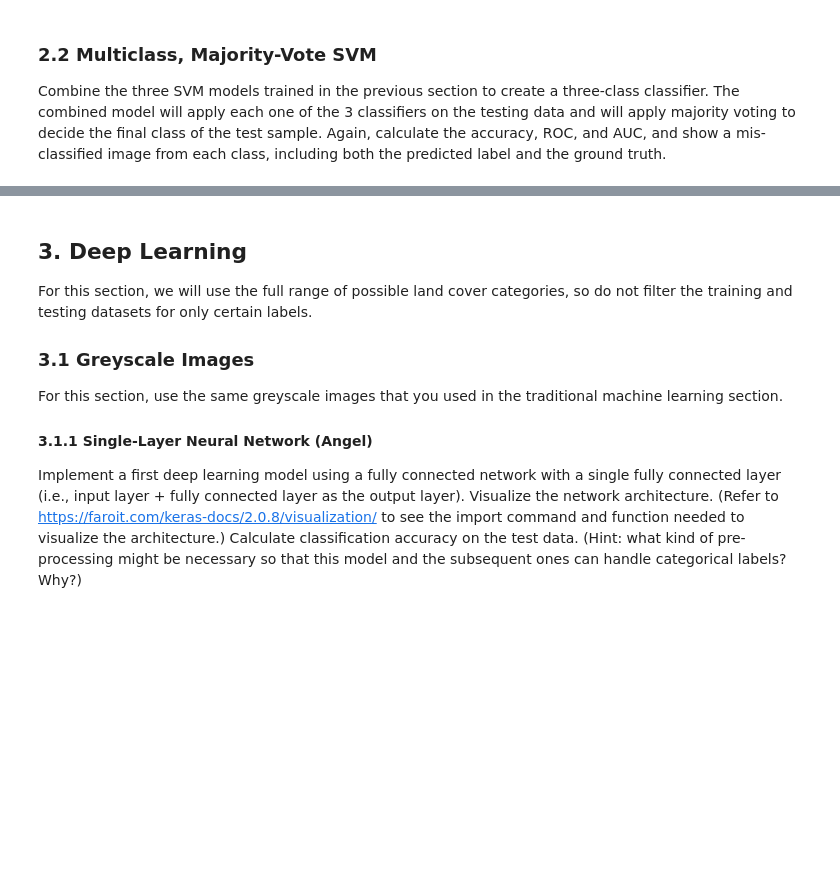
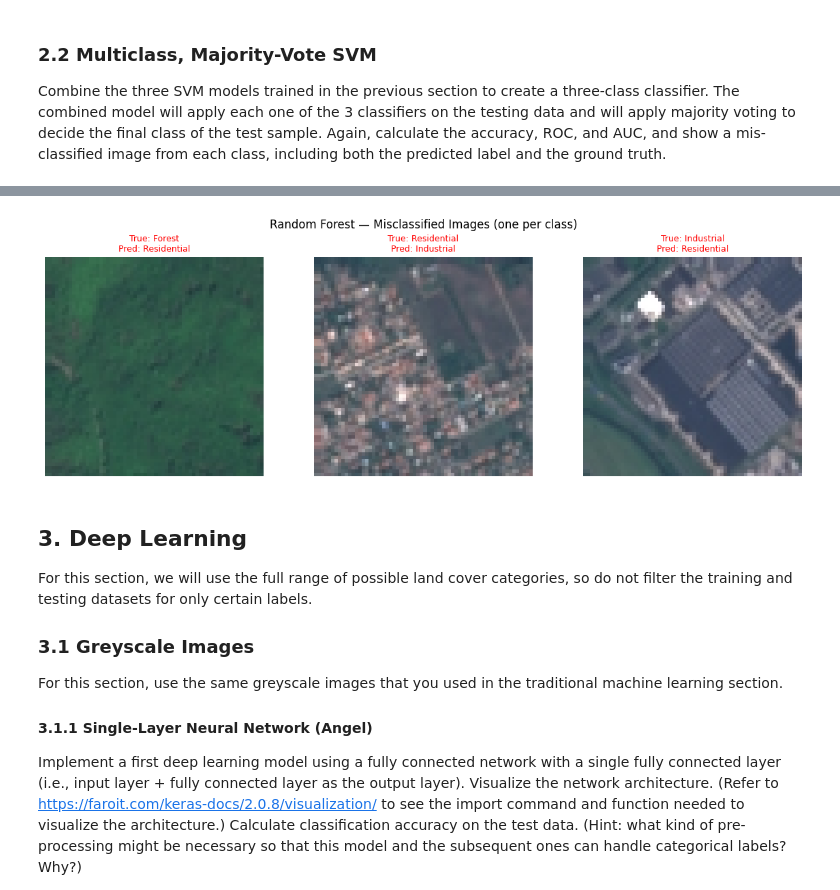
Before and after one commit to kakumanus/musa-650-spring2026, a Jupyter notebook: assignments/eurosat.ipynb, the cells around one changed output, grey strips where cells are left out. Drawn from its saved outputs; the diff is of its cells as text; code cells hidden in the pictures; blank space fills up the shorter version.

```diff
--- a/assignments/eurosat.ipynb
+++ b/assignments/eurosat.ipynb
@@ -548,3 +592,31 @@ Combine the three SVM models trained in the previous section to create a three-c
+# %%
+# Misclassified image from each class
+fig, axes = plt.subplots(1, 3, figsize=(12, 4))
+
+for ax, class_name in zip(axes, target_classes):
+    label = label_map[class_name]
+    class_mask = y_test_sub == label
+    mis_idx = np.where(class_mask & (y_pred_rf != y_test_sub))[0]
+
+    if len(mis_idx) == 0:
+        ax.text(0.5, 0.5, f'No misclassifications\nfor {class_name}',
+                ha='center', va='center', transform=ax.transAxes)
+        ax.axis('off')
+        continue
+
+    idx = mis_idx[0]
+    pred_name = class_names[y_pred_rf[idx]]
+    true_name = class_names[y_test_sub[idx]]
+
+    ax.imshow(x_img_test_sub[idx])
+    ax.set_title(f'True: {true_name}\nPred: {pred_name}', fontsize=9, color='red')
+    ax.axis('off')
+
+plt.suptitle('Random Forest — Misclassified Images (one per class)')
+plt.tight_layout()
+plt.show()
+# %% [output]
+[figure, added]
 # %% [markdown]
 
 ## 3. Deep Learning
```
Also changed, not shown: parts of 4 cells of this notebook.
